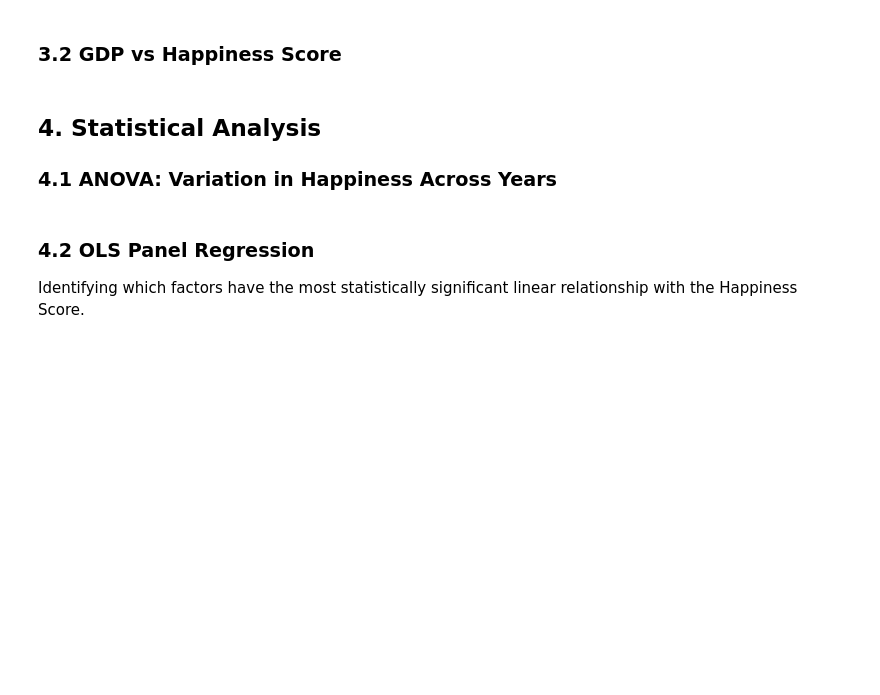
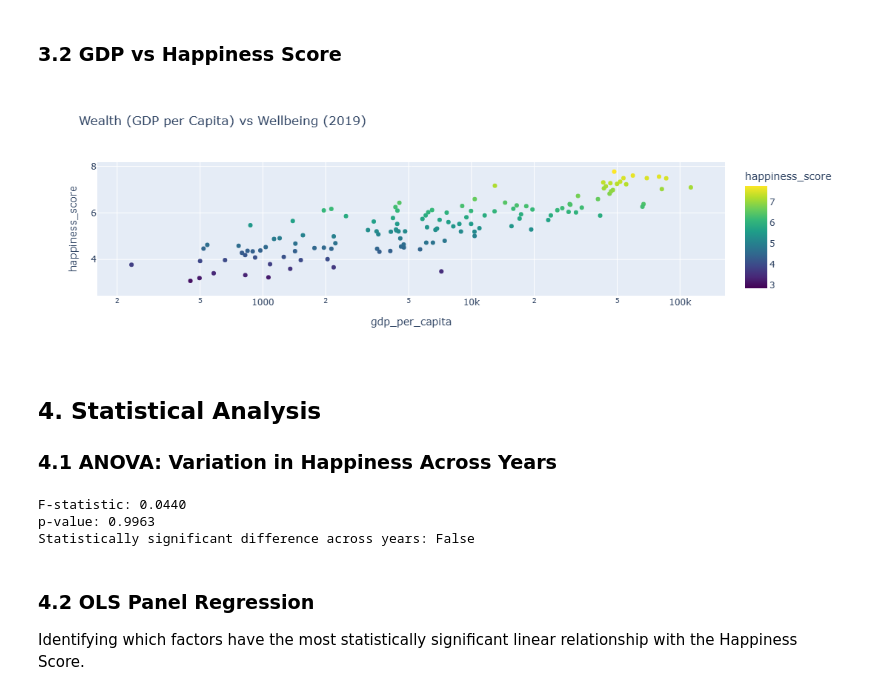
Before and after one commit to Bor-Code/Global-Climate-Socioeconomic-Impact, a Jupyter notebook: analyses/Climate_Economic_Wellbeing_Analysis.ipynb, the cells around one changed output. Drawn from its saved outputs; the diff is of its cells as text; code cells hidden in the pictures; blank space fills up the shorter version.

```diff
--- a/analyses/Climate_Economic_Wellbeing_Analysis.ipynb
+++ b/analyses/Climate_Economic_Wellbeing_Analysis.ipynb
@@ -63,29 +73,33 @@ fig_map.show()
 # %%
 fig_scatter = px.scatter(
     df_latest.to_pandas(),
     x="gdp_per_capita",
     y="happiness_score",
     hover_name="country_name",
     color="happiness_score",
     color_continuous_scale="Viridis",
     log_x=True,
-    title=f"Wealth (GDP per Capita) vs Wellbeing ({latest_year})",
+    title=f"Wealth (GDP per Capita) vs Wellbeing ({latest_year})"
 )
 fig_scatter.show()
+# %% [output]
+[figure, added]
 # %% [markdown]
 ## 4. Statistical Analysis
 ### 4.1 ANOVA: Variation in Happiness Across Years
 # %%
-years = df["year"].unique().to_list()
-happiness_by_year = [
-    df.filter(pl.col("year") == year)["happiness_score"].to_list() for year in years
-]
+years = df['year'].unique().to_list()
+happiness_by_year = [df.filter(pl.col('year') == year)['happiness_score'].to_list() for year in years]
 happiness_by_year = [x for x in happiness_by_year if len(x) > 0]
 
 f_stat, p_value = f_oneway(*happiness_by_year)
 print(f"F-statistic: {f_stat:.4f}")
 print(f"p-value: {p_value:.4f}")
 print(f"Statistically significant difference across years: {p_value < 0.05}")
+# %% [output]
+F-statistic: 0.0440
+p-value: 0.9963
+Statistically significant difference across years: False
 # %% [markdown]
 ### 4.2 OLS Panel Regression
 Identifying which factors have the most statistically significant linear relationship with the Happiness Score.
```
Also changed, not shown: parts of 11 cells of this notebook, 4 other files.
